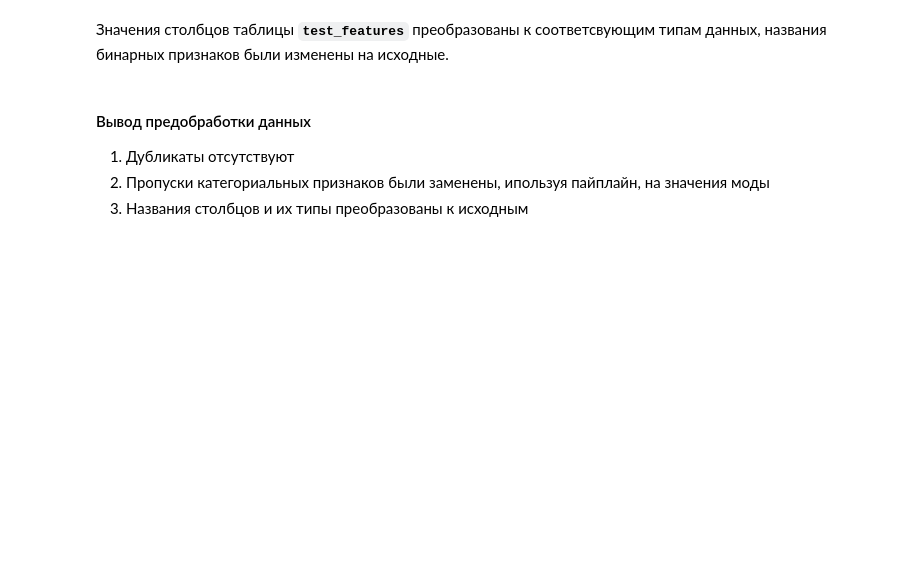
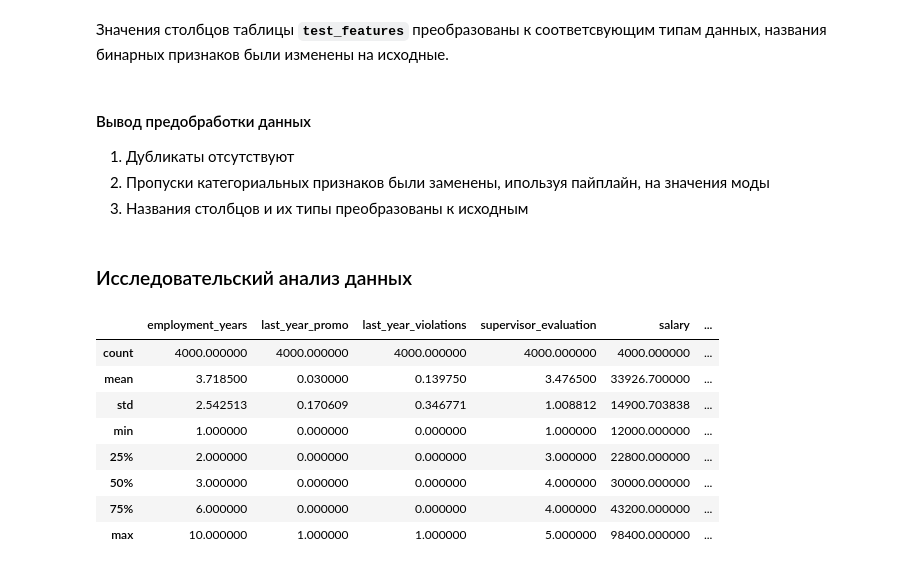
Before and after one commit to serguntsov/ML_HR_ANALYST, a Jupyter notebook: satisfaction_rate_job.ipynb, the cells around one changed output. Saved outputs shown, nothing was run; the diff lists cells and outputs as text; code cells hidden in the pictures; blank space fills up the shorter version.

Commit message:
начат_исследовательский_анализ

```diff
--- a/satisfaction_rate_job.ipynb
+++ b/satisfaction_rate_job.ipynb
@@ -365,3 +365,5 @@ memory usage: 152.5+ KB
 1. Дубликаты отсутствуют
 2. Пропуски категориальных признаков были заменены, ипользуя пайплайн, на значения моды
 3. Названия столбцов и их типы преобразованы к исходным
+# %% [markdown]
+### Исследовательский анализ данных
@@ -367,0 +385,12 @@ memory usage: 152.5+ KB
+# %%
+train_job_satisfaction.iloc[:, 1:].describe()
+# %% [output]
+|  | employment_years | last_year_promo | last_year_violations | supervisor_evaluation | salary | ... |
+| count | 4000.000000 | 4000.000000 | 4000.000000 | 4000.000000 | 4000.000000 | ... |
+| mean | 3.718500 | 0.030000 | 0.139750 | 3.476500 | 33926.700000 | ... |
+| std | 2.542513 | 0.170609 | 0.346771 | 1.008812 | 14900.703838 | ... |
+| min | 1.000000 | 0.000000 | 0.000000 | 1.000000 | 12000.000000 | ... |
+| 25% | 2.000000 | 0.000000 | 0.000000 | 3.000000 | 22800.000000 | ... |
+| 50% | 3.000000 | 0.000000 | 0.000000 | 4.000000 | 30000.000000 | ... |
+| 75% | 6.000000 | 0.000000 | 0.000000 | 4.000000 | 43200.000000 | ... |
+| max | 10.000000 | 1.000000 | 1.000000 | 5.000000 | 98400.000000 | ... |
```
Also changed, not shown: parts of 4 cells of this notebook.
